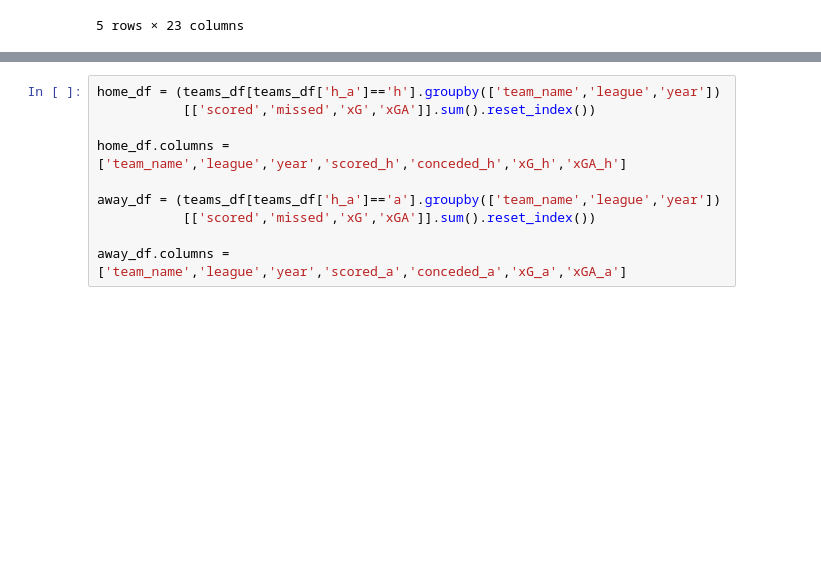
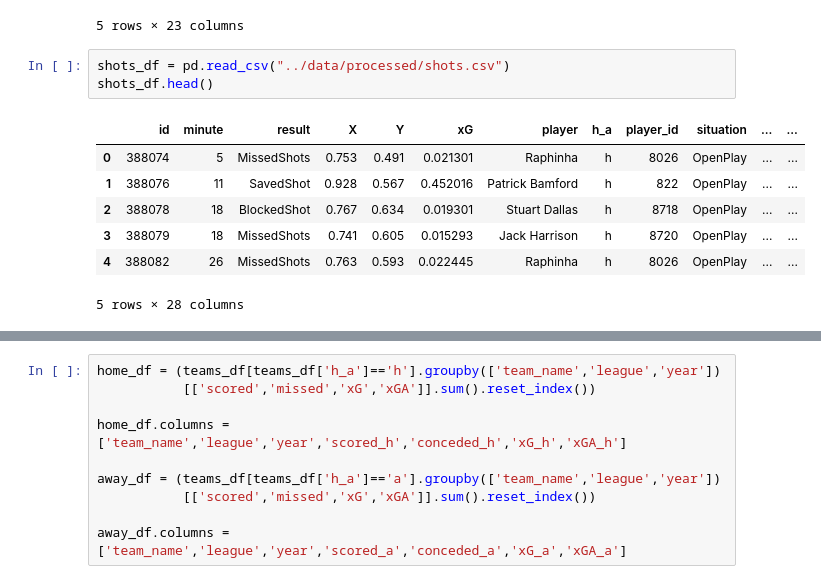
Before and after one commit to aadvikmazumdar/OnTarget---Football-Analytics-Agentic-AI-System, a Jupyter notebook: notebooks/xG_analysis.ipynb, the cells around one changed output, grey strips where cells are left out. Cells and saved outputs as stored; diff of their text form; blank space fills up the shorter version.

```diff
--- a/notebooks/xG_analysis.ipynb
+++ b/notebooks/xG_analysis.ipynb
@@ -24,3 +24,14 @@ teams_df.head()
 | 3 | a | 3.29447 | 1.212350 | 3.29447 | 1.212350 | {'att': 223, 'def': 30} | {'att': 416, 'def': 12} | 16 | 4 | 4 | ... |
 | 4 | h | 3.80823 | 0.429229 | 3.80823 | 0.429229 | {'att': 220, 'def': 22} | {'att': 372, 'def': 22} | 12 | 1 | 5 | ... |
 5 rows × 23 columns
+# %%
+shots_df = pd.read_csv("../data/processed/shots.csv")
+shots_df.head()
+# %% [output]
+|  | id | minute | result | X | Y | xG | player | h_a | player_id | situation | ... | ... |
+| 0 | 388074 | 5 | MissedShots | 0.753 | 0.491 | 0.021301 | Raphinha | h | 8026 | OpenPlay | ... | ... |
+| 1 | 388076 | 11 | SavedShot | 0.928 | 0.567 | 0.452016 | Patrick Bamford | h | 822 | OpenPlay | ... | ... |
+| 2 | 388078 | 18 | BlockedShot | 0.767 | 0.634 | 0.019301 | Stuart Dallas | h | 8718 | OpenPlay | ... | ... |
+| 3 | 388079 | 18 | MissedShots | 0.741 | 0.605 | 0.015293 | Jack Harrison | h | 8720 | OpenPlay | ... | ... |
+| 4 | 388082 | 26 | MissedShots | 0.763 | 0.593 | 0.022445 | Raphinha | h | 8026 | OpenPlay | ... | ... |
+5 rows × 28 columns
```
Also changed, not shown: parts of 24 cells of this notebook, 6 other files.
